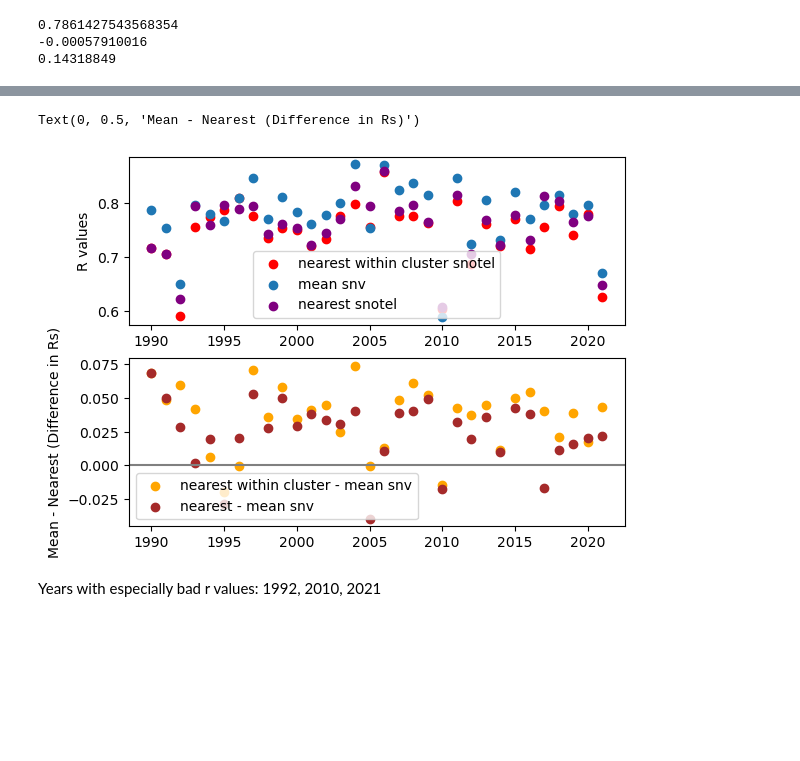
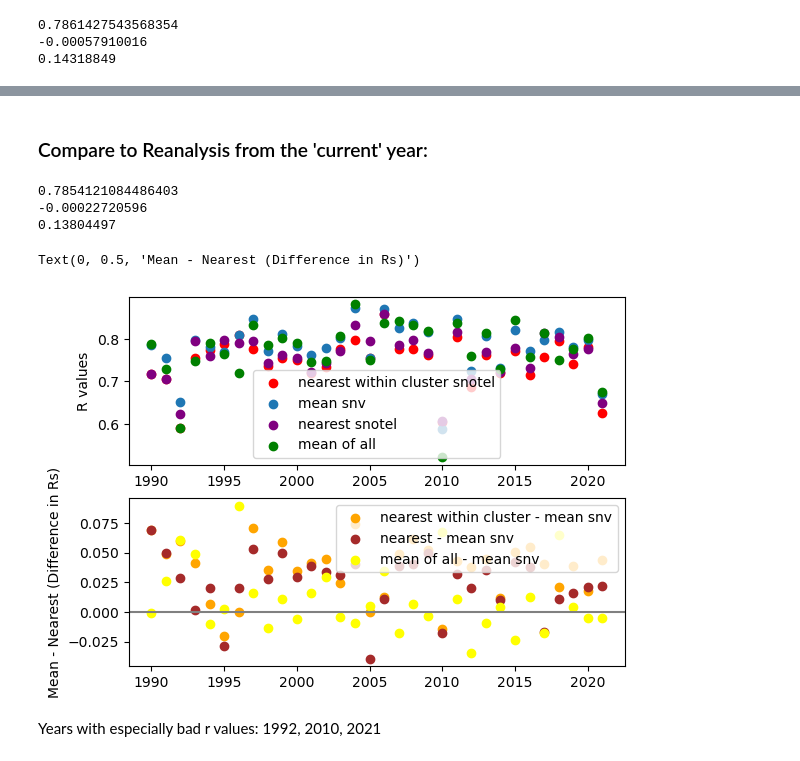
Before and after one commit to bessoh2/correlated-domains, a Jupyter notebook: notebooks/calculate_swe_gridcell.ipynb, the cells around one changed output, grey strips where cells are left out. Drawn from its saved outputs; the diff is of its cells as text; code cells hidden in the pictures; blank space fills up the shorter version.

Commit message:
compared clustering of reanalysis sampled at each snotel point

```diff
--- a/notebooks/calculate_swe_gridcell.ipynb
+++ b/notebooks/calculate_swe_gridcell.ipynb
@@ -719,0 +722,20 @@ print(rmse3)
+# %%
+calculated_swe_all_mean = xr.full_like(swe.SWE_Post, np.nan)
+# %%
+for year in np.arange(0,32):
+    to_exclude = [year]
+    years = [element for i, element in enumerate(np.arange(1990,2022)) if i not in to_exclude]
+    calculated_swe_all_mean[year] = stations_ucrb[stations_ucrb.index.get_level_values(1) == (year+1990)]['station_n'].mean() * swe.SWE_Post.sel(Year=years).std(dim='Year', skipna=True, ddof=1).where(swe.SWE_Post.mean(dim='Year')>0.1) + swe.SWE_Post.sel(Year=years).mean(dim='Year').where(swe.SWE_Post.mean(dim='Year')>0.1)
+# %% [markdown]
+### Compare to Reanalysis from the 'current' year:
+# %%
+dif_swe4 = calculated_swe_all_mean - swe.SWE_Post
+# %%
+R4s = []
+MD4s = []
+RMSE4s = []
+
+for year in np.arange(0,32):
+    R4s.append(np.corrcoef(swe.SWE_Post[year].values[swe.SWE_Post[year].notnull() & calculated_swe_all_mean[year].notnull()].flatten(), calculated_swe_all_mean[year].values[swe.SWE_Post[year].notnull() & calculated_swe_all_mean[year].notnull()].flatten())[0,1])
+    MD4s.append(dif_swe4[year].values[dif_swe4[year].notnull()].mean())
+    RMSE4s.append(np.sqrt(((calculated_swe_all_mean[year].values[calculated_swe_all_mean[year].notnull()] - swe.SWE_Post[year].values[calculated_swe_all_mean[year].notnull()].flatten()) ** 2).mean()))
@@ -720,19 +746,29 @@ print(rmse3)
+# %%
+print(r4)
+print(md4)
+print(rmse4)
+# %% [output]
+0.7854121084486403
+-0.00022720596
+0.13804497
 # %%
 fig, (ax1,ax2) = plt.subplots(2,1)
 ax1.scatter(np.arange(1990, 2022), R2s, color='red', label='nearest within cluster snotel')
 ax1.scatter(np.arange(1990, 2022), Rs, label='mean snv')
 ax1.scatter(np.arange(1990, 2022), R3s, color='purple', label='nearest snotel')
+ax1.scatter(np.arange(1990, 2022), R4s, color='green', label='mean of all')
 ax1.legend(loc='lower center')
 ax1.set_ylabel('R values')
 
 ax2.scatter(np.arange(1990, 2022), np.subtract(Rs, R2s), color = 'orange', label='nearest within cluster - mean snv')
 ax2.scatter(np.arange(1990, 2022), np.subtract(Rs, R3s), color = 'brown', label='nearest - mean snv')
+ax2.scatter(np.arange(1990, 2022), np.subtract(Rs, R4s), color = 'yellow', label='mean of all - mean snv')
 ax2.axhline(0, color='grey')
 ax2.legend(loc='best')
 ax2.set_ylabel('Mean - Nearest (Difference in Rs)')
 # %% [output]
 Text(0, 0.5, 'Mean - Nearest (Difference in Rs)')
-[figure, old version]
+[figure, new version]
 # %% [markdown]
 Years with especially bad r values: 1992, 2010, 2021
 # %%
```
Also changed, not shown: parts of 11 cells of this notebook, 5 other files.
